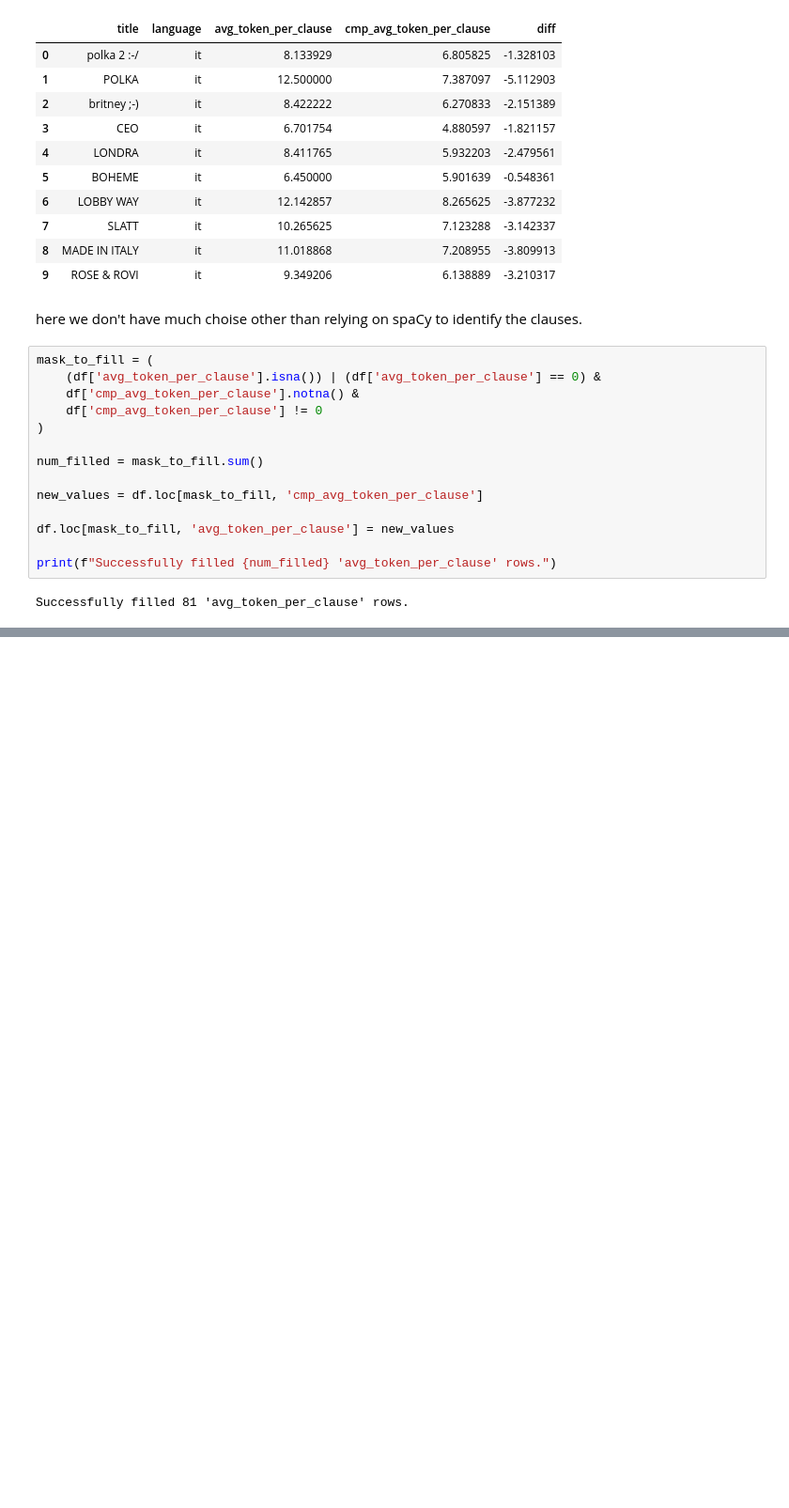
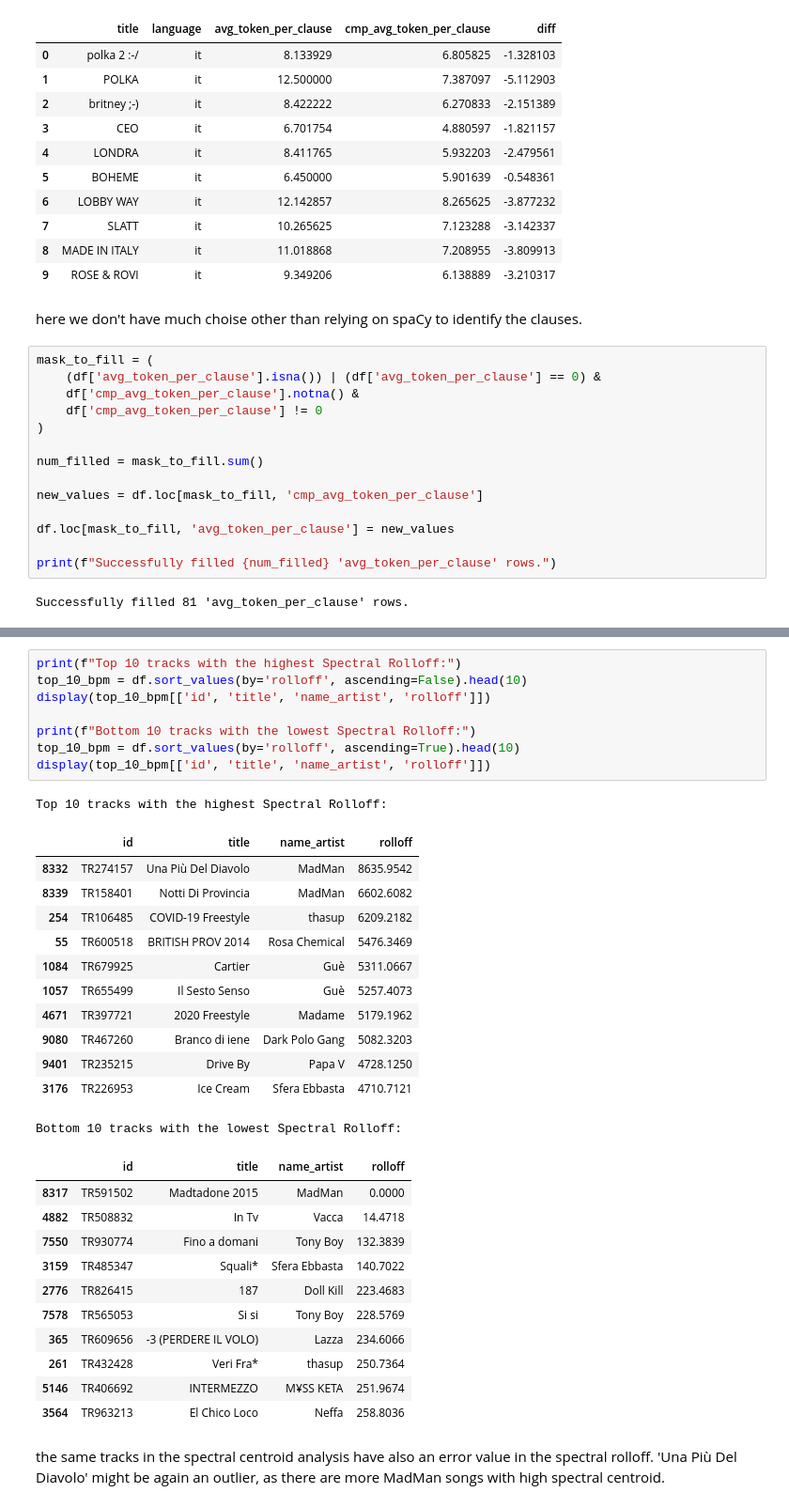
Before and after one commit to jaanisfehling/italian-rap-songs, a Jupyter notebook: data_understanding/tracks_analysis.ipynb, the cells around one changed output, grey strips where cells are left out. Shown at 94% size. Saved outputs shown, nothing was run; the diff lists cells and outputs as text; blank space fills up the shorter version.

```diff
--- a/data_understanding/tracks_analysis.ipynb
+++ b/data_understanding/tracks_analysis.ipynb
@@ -2442,0 +2686,35 @@ Successfully filled 81 'avg_token_per_clause' rows.
+# %%
+print(f"Top 10 tracks with the highest Spectral Rolloff:")
+top_10_bpm = df.sort_values(by='rolloff', ascending=False).head(10)
+display(top_10_bpm[['id', 'title', 'name_artist', 'rolloff']])
+
+print(f"Bottom 10 tracks with the lowest Spectral Rolloff:")
+top_10_bpm = df.sort_values(by='rolloff', ascending=True).head(10)
+display(top_10_bpm[['id', 'title', 'name_artist', 'rolloff']])
+# %% [output]
+Top 10 tracks with the highest Spectral Rolloff:
+|  | id | title | name_artist | rolloff |
+| 8332 | TR274157 | Una Più Del Diavolo | MadMan | 8635.9542 |
+| 8339 | TR158401 | Notti Di Provincia | MadMan | 6602.6082 |
+| 254 | TR106485 | COVID-19 Freestyle | thasup | 6209.2182 |
+| 55 | TR600518 | BRITISH PROV 2014 | Rosa Chemical | 5476.3469 |
+| 1084 | TR679925 | Cartier | Guè | 5311.0667 |
+| 1057 | TR655499 | Il Sesto Senso | Guè | 5257.4073 |
+| 4671 | TR397721 | 2020 Freestyle | Madame | 5179.1962 |
+| 9080 | TR467260 | Branco di iene | Dark Polo Gang | 5082.3203 |
+| 9401 | TR235215 | Drive By | Papa V | 4728.1250 |
+| 3176 | TR226953 | Ice Cream | Sfera Ebbasta | 4710.7121 |
+Bottom 10 tracks with the lowest Spectral Rolloff:
+|  | id | title | name_artist | rolloff |
+| 8317 | TR591502 | Madtadone 2015 | MadMan | 0.0000 |
+| 4882 | TR508832 | In Tv | Vacca | 14.4718 |
+| 7550 | TR930774 | Fino a domani | Tony Boy | 132.3839 |
+| 3159 | TR485347 | Squali* | Sfera Ebbasta | 140.7022 |
+| 2776 | TR826415 | 187 | Doll Kill | 223.4683 |
+| 7578 | TR565053 | Si si | Tony Boy | 228.5769 |
+| 365 | TR609656 | -3 (PERDERE IL VOLO) | Lazza | 234.6066 |
+| 261 | TR432428 | Veri Fra* | thasup | 250.7364 |
+| 5146 | TR406692 | INTERMEZZO | M¥SS KETA | 251.9674 |
+| 3564 | TR963213 | El Chico Loco | Neffa | 258.8036 |
+# %% [markdown]
+the same tracks in the spectral centroid analysis have also an error value in the spectral rolloff. 'Una Più Del Diavolo' might be again an outlier, as there are more MadMan songs with high spectral centroid.
```
Also changed, not shown: parts of 59 cells of this notebook.
